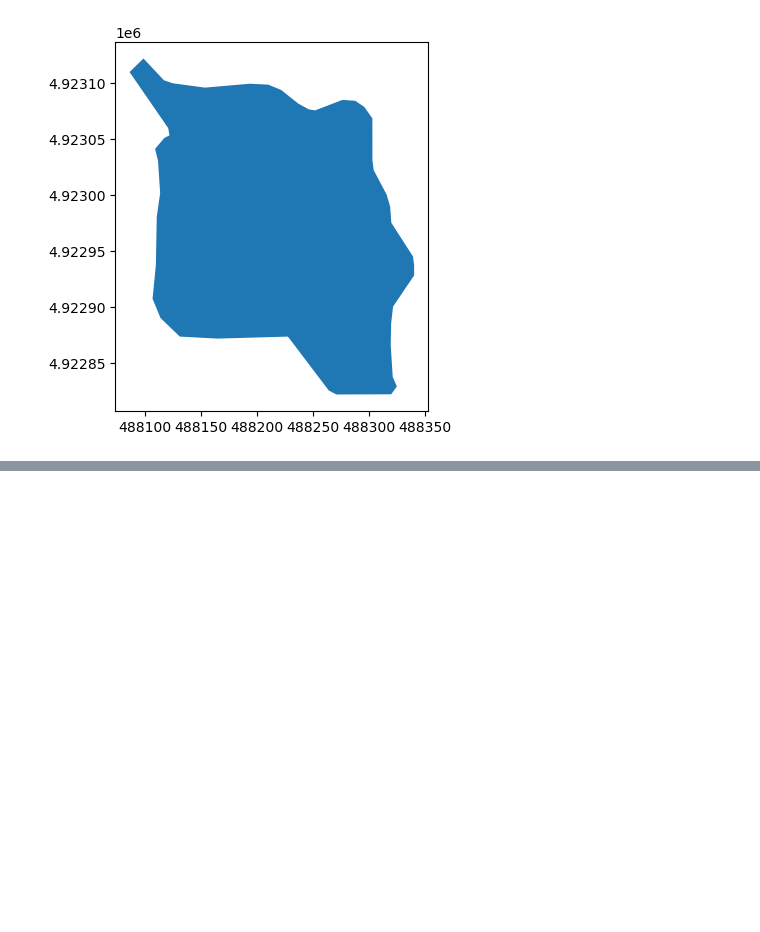
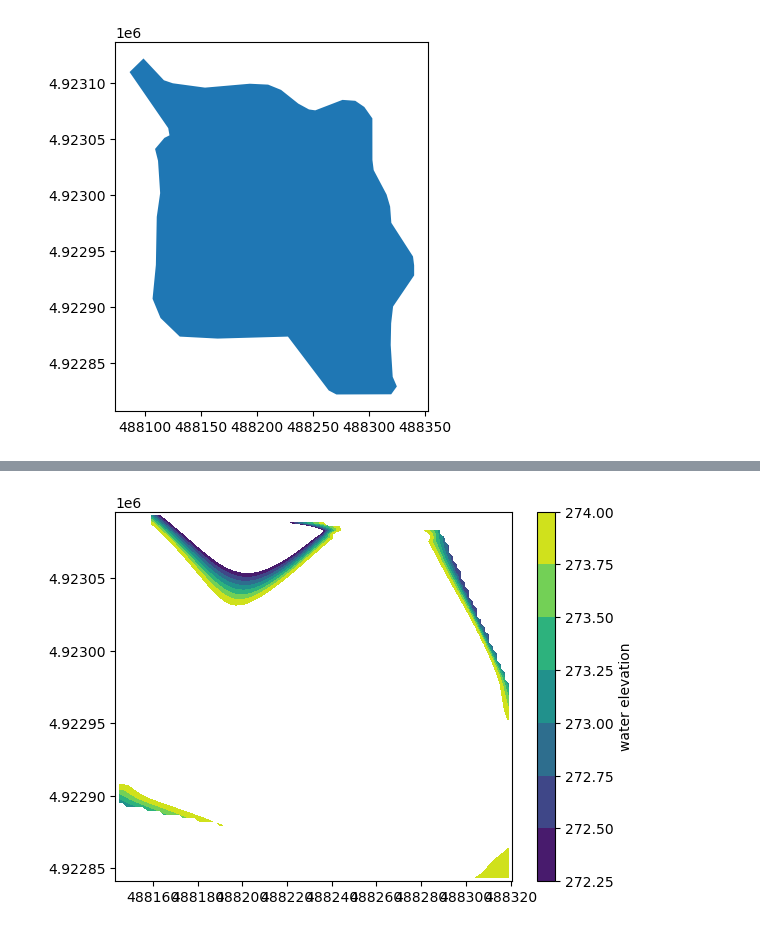
Before and after one commit to sauron-245/summer_26, a Jupyter notebook: summer 2026/BellMap.ipynb, the cells around one changed output, grey strips where cells are left out. Cells and saved outputs as stored; diff of their text form; code cells hidden in the pictures; blank space fills up the shorter version.

```diff
--- a/summer 2026/BellMap.ipynb
+++ b/summer 2026/BellMap.ipynb
@@ -197,0 +216,22 @@ plt.show();
+# %%
+#trying to put it on a square
+x = data2.x
+y = data2.y
+z = data2["WaterElevation"]
+
+levels = np.arange(z.min(), z.max(), 0.25) #0.25 is the contour interval
+
+# I think this is interpolating the data in data2 onto a grid because it's essentially random points scattered around random space as is
+grid_x, grid_y = np.meshgrid(
+    np.linspace(x.min(), x.max(), 100),
+    np.linspace(y.min(), y.max(), 100)
+)
+grid_z = griddata((x, y), z , (grid_x, grid_y), method = 'cubic')
+
+contour_filled = plt.contourf(grid_x, grid_y, grid_z, levels=levels, cmap='viridis')
+
+plt.colorbar(contour_filled, label = 'water elevation')
+
+plt.show()
+# %% [output]
+[figure, added]
```
Also changed, not shown: parts of 14 cells of this notebook, 4 other files.
